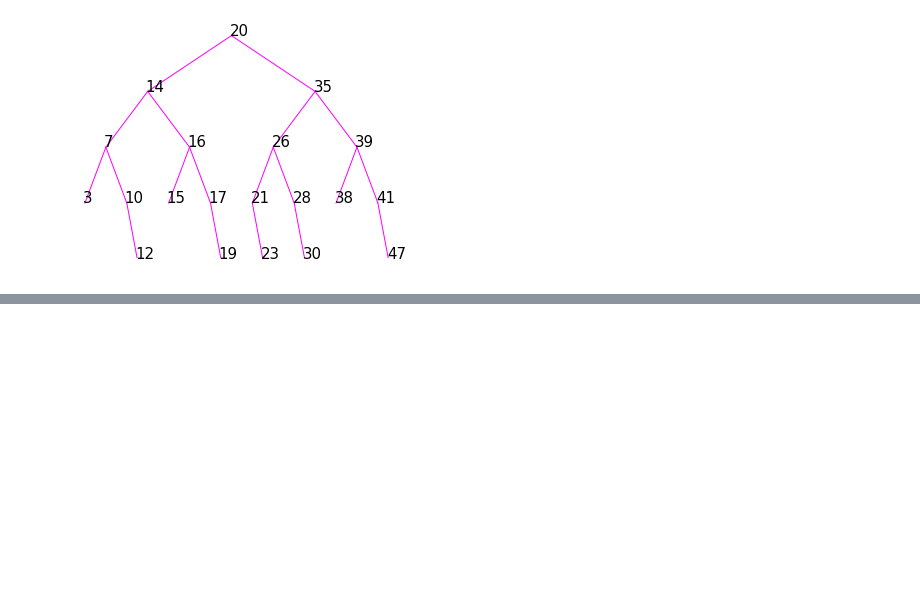
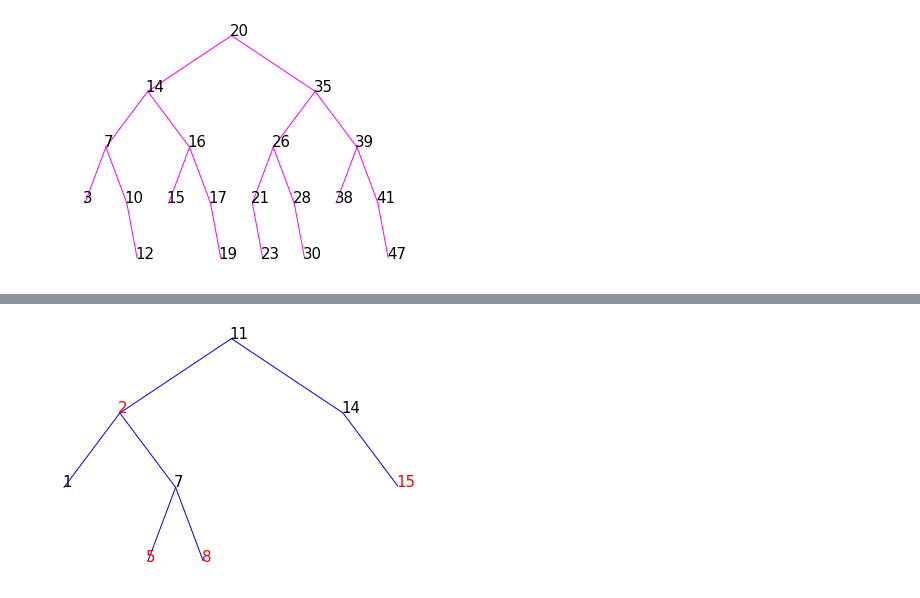
Before and after one commit to IsabellKonrad/binarySearchTree, a Jupyter notebook: bstDemo.ipynb, the cells around one changed output, grey strips where cells are left out. Cells and saved outputs as stored; diff of their text form; code cells hidden in the pictures; blank space fills up the shorter version.

```diff
--- a/bstDemo.ipynb
+++ b/bstDemo.ipynb
@@ -28,0 +46,8 @@ bst.treeplot(T2)
+# %%
+t2 = rbt.tree(n11)
+for n in [2,14,1,7,15,5,8]:
+    t2.insert(locals()['n'+str(n)])
+
+rbt.treeplot(t2)
+# %% [output]
+[figure, added]
```
Also changed, not shown: parts of 5 cells of this notebook.
